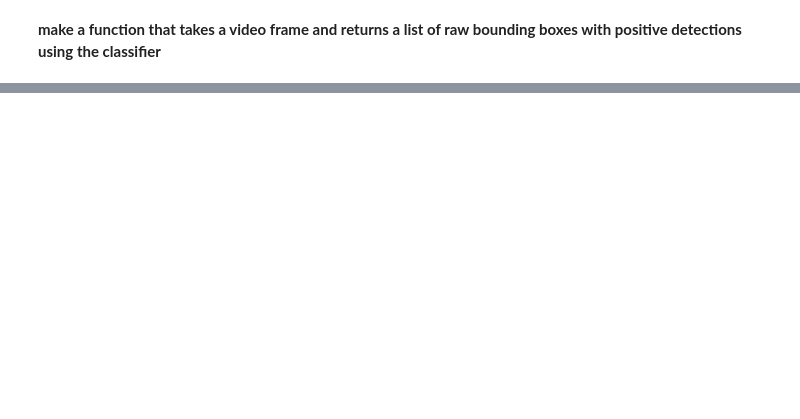
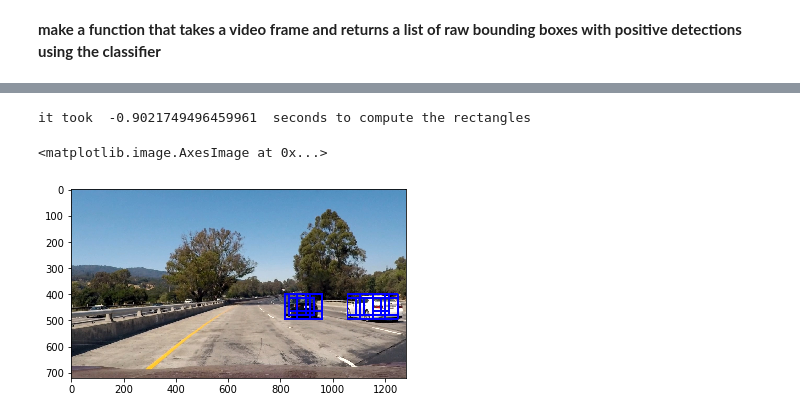
Before and after one commit to EmilePapillon/CarND-Vehicle-Detection, a Jupyter notebook: Vehicle-Detection.ipynb, the cells around one changed output, grey strips where cells are left out. Drawn from its saved outputs; the diff is of its cells as text; code cells hidden in the pictures; blank space fills up the shorter version.

```diff
--- a/Vehicle-Detection.ipynb
+++ b/Vehicle-Detection.ipynb
@@ -264,0 +364,31 @@ car_features
+# %%
+#define different sets of ROI with different scales
+params= [{'ystart':400,'ystop':465, 'scale':1.0},
+ {'ystart':415,'ystop':480, 'scale':1.0},
+{'ystart':430,'ystop':495, 'scale':1.5},
+{'ystart':400,'ystop':530, 'scale':1.5},
+{'ystart':430,'ystop':560, 'scale':2.0},
+{'ystart':400,'ystop':595, 'scale':3.5},
+{'ystart':465,'ystop':660, 'scale':3.5}]
+
+# the following function uses a list defining different scales and different ROI and returns the rectangles
+# where vehicles were found
+def sliding_windows(img,params,color_space, hog_channel, clf, X_scaler, orient,
+              pix_per_cell, cell_per_block, spatial_size, hist_bins, show_all_rectangles=False,spatial_feat=False, hist_feat=False, hog_feat=True):
+    rectangles= []
+    for val in params:
+        rectangles.extend(find_cars(img, val['ystart'], val['ystop'], val['scale'], color_space, hog_channel, clf, X_scaler, orient,
+              pix_per_cell, cell_per_block, spatial_size, hist_bins, show_all_rectangles=False,spatial_feat=spatial_feat, hist_feat=hist_feat, hog_feat=hog_feat))
+    return rectangles
+# %%
+import time
+tick=time.time()
+hot_windows = sliding_windows(test_img,params,color_space, hog_channel, clf, X_scaler, orient,
+              pix_per_cell, cell_per_block, spatial_size, hist_bins, show_all_rectangles=False,spatial_feat=spatial_feat, hist_feat=hist_feat, hog_feat=hog_feat)
+tack=time.time()
+print('it took ',tack-tick,' seconds to compute the rectangles')
+plt.imshow(draw_boxes(np.copy(test_img),hot_windows))
+# %% [output]
+it took  -0.9021749496459961  seconds to compute the rectangles
+<matplotlib.image.AxesImage at 0x...>
+[figure, added]
```
Also changed, not shown: parts of 19 cells of this notebook, 2 other files.
